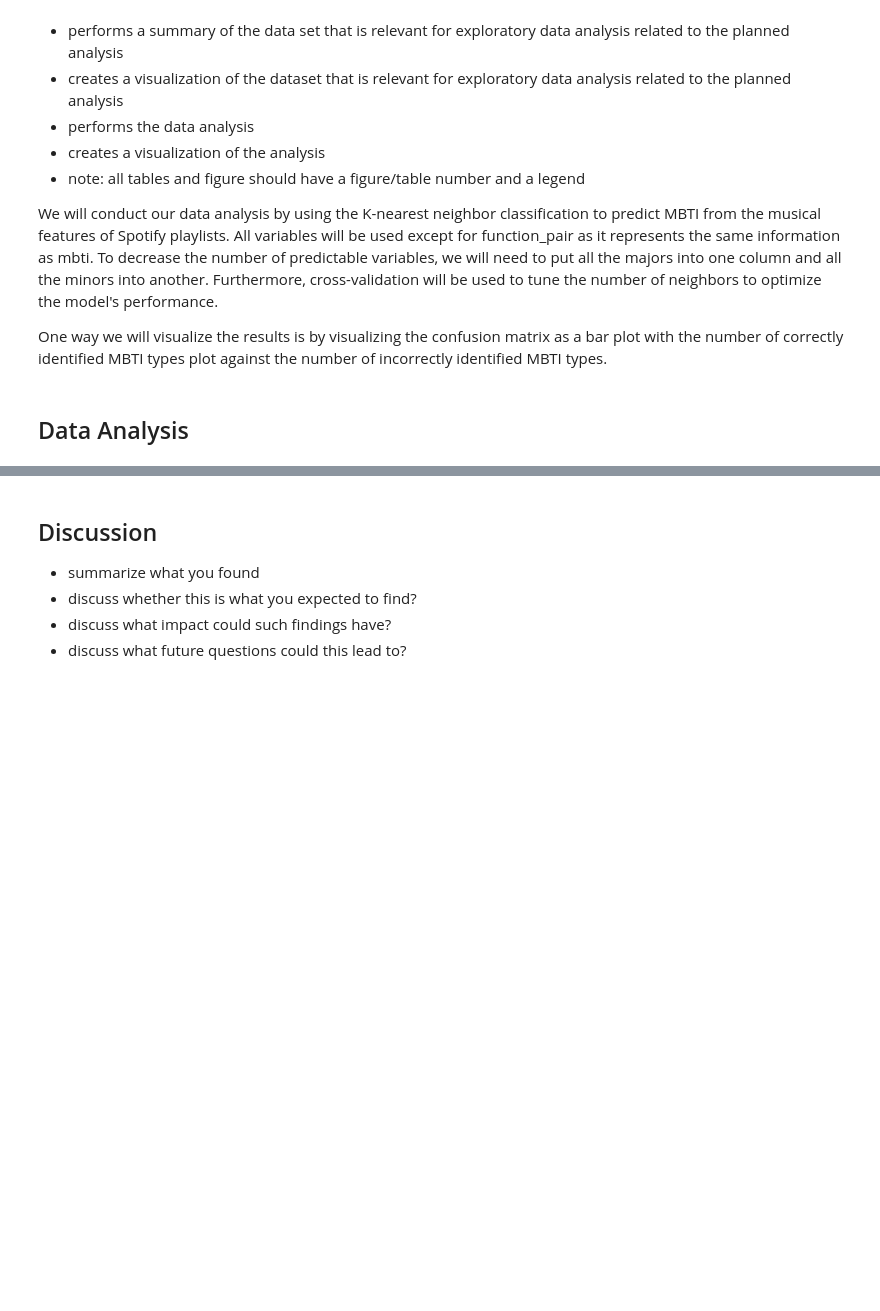
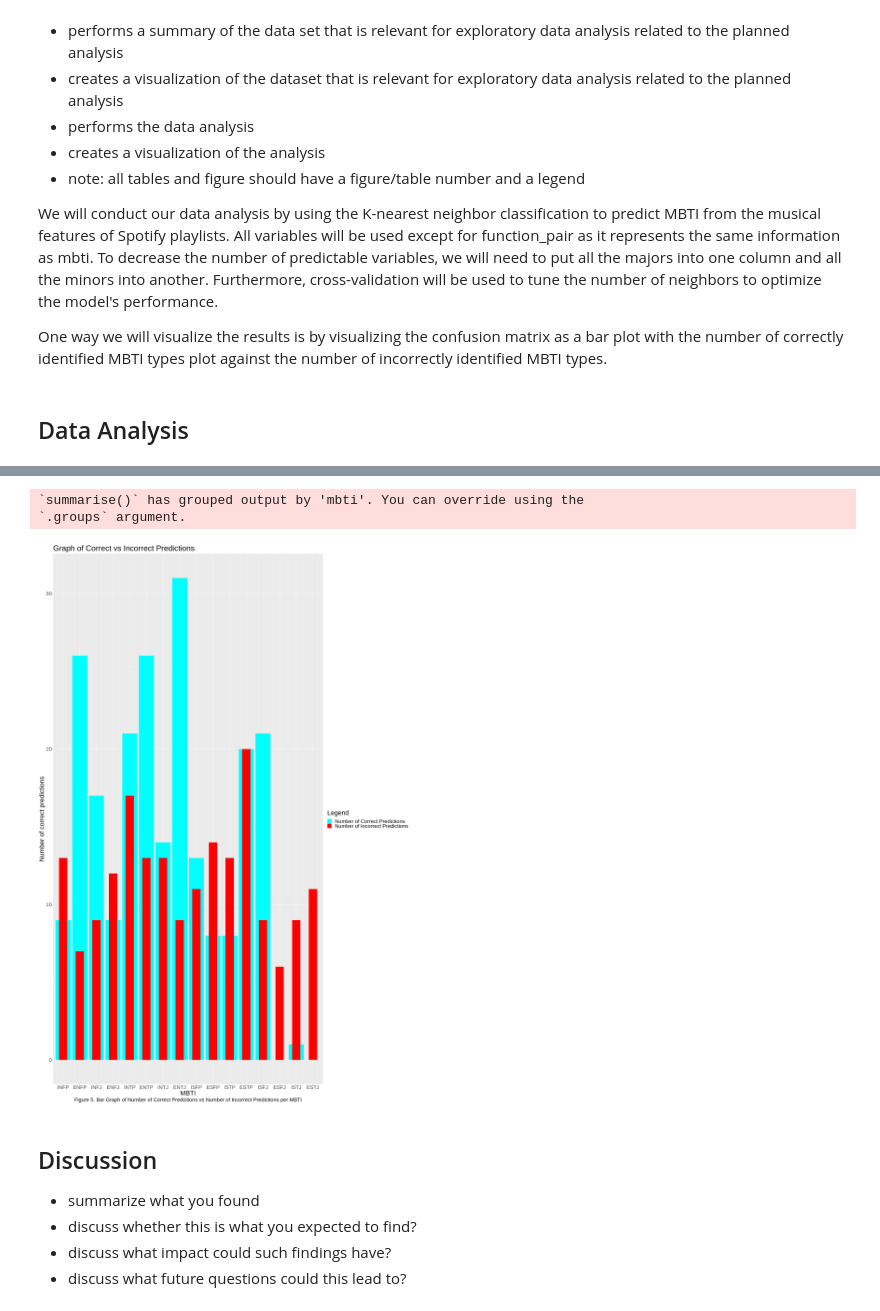
Before and after one commit to ccliang4/dsci-100-2022w1-sec-005-group-28, a Jupyter notebook: Group Project Report.ipynb, the cells around one changed output, grey strips where cells are left out. Cells and saved outputs as stored; diff of their text form; code cells hidden in the pictures; blank space fills up the shorter version.

```diff
--- a/Group Project Report.ipynb
+++ b/Group Project Report.ipynb
@@ -328,3 +354,45 @@ Prediction INFP ENFP INFJ ENFJ INTP ENTP INTJ ENTJ ISFP ESFP ISTP ESTP ISFJ
+# %%
+
+# Select truth and prediction columns and store in new data set
+
+conf_df = spotify_mbti_predictions |>
+        select(mbti, .pred_class) |>
+        group_by(mbti)
+
+# Create new dataframe that counts number of correct and incorrect predictions
+
+df_count = conf_df |>
+        mutate(is_correct = mbti == .pred_class) |>
+        group_by(mbti, .pred_class) |>
+        summarise(n_correct = sum(is_correct), n_incorrect = sum(!is_correct)) |>
+        ungroup() |>
+        select(-.pred_class)
+
+# Create a new bar graph with two bars per MBTI
+
+count_plot = df_count |>
+        ggplot() +
+        geom_bar(aes(x = mbti, y = n_correct, fill = "Number of Correct Predictions"),
+                 stat = "identity",
+                 position = "identity") +
+        geom_bar(aes(x = mbti, y = n_incorrect, fill = "Number of Incorrect Predictions"),
+                 stat = "identity",
+                 width = 0.5,
+                 position = position_dodge(width = 1)) +
+        labs(x = "MBTI",
+             y = "Number of correct predictions",
+             caption = "Figure 5. Bar Graph of Number of Correct Predictions vs Number of Incorrect Predictions per MBTI",
+             fill = "Legend",
+             title = "Graph of Correct vs Incorrect Predictions") +
+        theme(text = element_text(size = 25),
+             plot.caption = element_text(hjust=0.5)) +
+        scale_fill_manual(values = c("Number of Correct Predictions" = "cyan", "Number of Incorrect Predictions" = "red"))
+
+count_plot
+# %% [output]
+`summarise()` has grouped output by 'mbti'. You can override using the
+`.groups` argument.
+[figure, added]
 # %% [markdown]
 ## Discussion
 * summarize what you found
```
Also changed, not shown: parts of 7 cells of this notebook.
